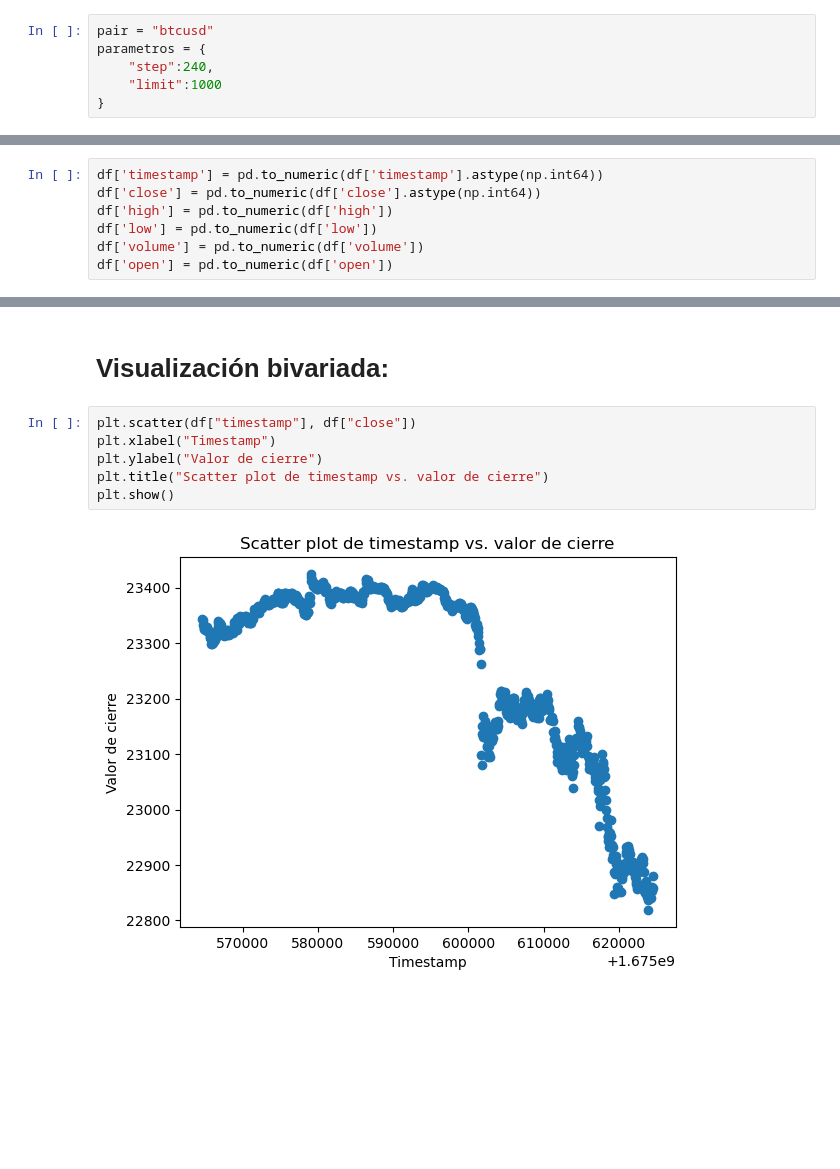
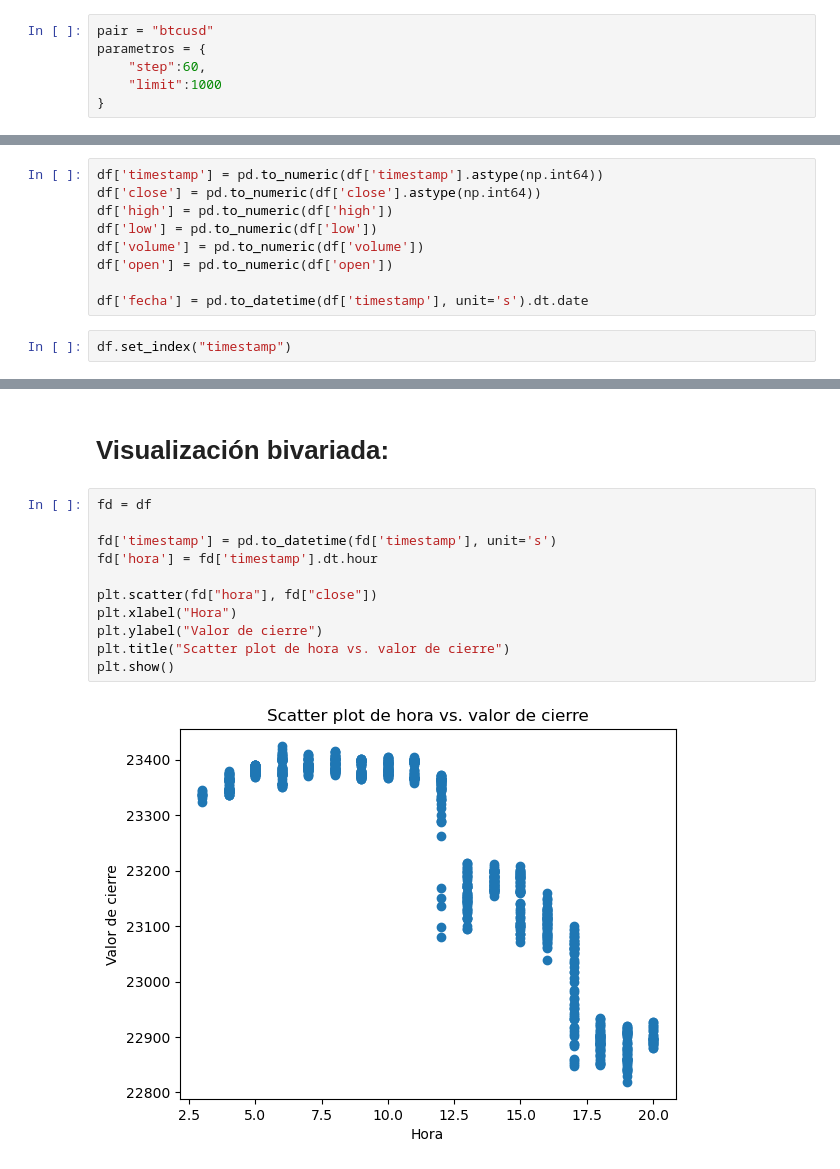
Before and after one commit to geko96/DataScience, a Jupyter notebook: Estructurando un Proyecto de DS (parte I).ipynb, the cells around one changed output, grey strips where cells are left out. Drawn from its saved outputs; the diff is of its cells as text; blank space fills up the shorter version.

```diff
--- a/Estructurando un Proyecto de DS (parte I).ipynb
+++ b/Estructurando un Proyecto de DS (parte I).ipynb
@@ -22,7 +23,7 @@ import numpy as np
 # %%
 pair = "btcusd"
 parametros = {
-    "step":240,
+    "step":60,
     "limit":1000
 }
 # %%
@@ -37,3 +38,7 @@ df['high'] = pd.to_numeric(df['high'])
 df['low'] = pd.to_numeric(df['low'])
 df['volume'] = pd.to_numeric(df['volume'])
 df['open'] = pd.to_numeric(df['open'])
+
+df['fecha'] = pd.to_datetime(df['timestamp'], unit='s').dt.date
+# %%
+df.set_index("timestamp")
@@ -85,10 +91,15 @@ plt.show()
 # %% [markdown]
 # Visualización bivariada:
 # %%
-plt.scatter(df["timestamp"], df["close"])
-plt.xlabel("Timestamp")
+fd = df
+
+fd['timestamp'] = pd.to_datetime(fd['timestamp'], unit='s')
+fd['hora'] = fd['timestamp'].dt.hour
+
+plt.scatter(fd["hora"], fd["close"])
+plt.xlabel("Hora")
 plt.ylabel("Valor de cierre")
-plt.title("Scatter plot de timestamp vs. valor de cierre")
+plt.title("Scatter plot de hora vs. valor de cierre")
 plt.show()
 # %% [output]
-[figure, old version]
+[figure, new version]
```
Also changed, not shown: parts of 6 cells of this notebook.
